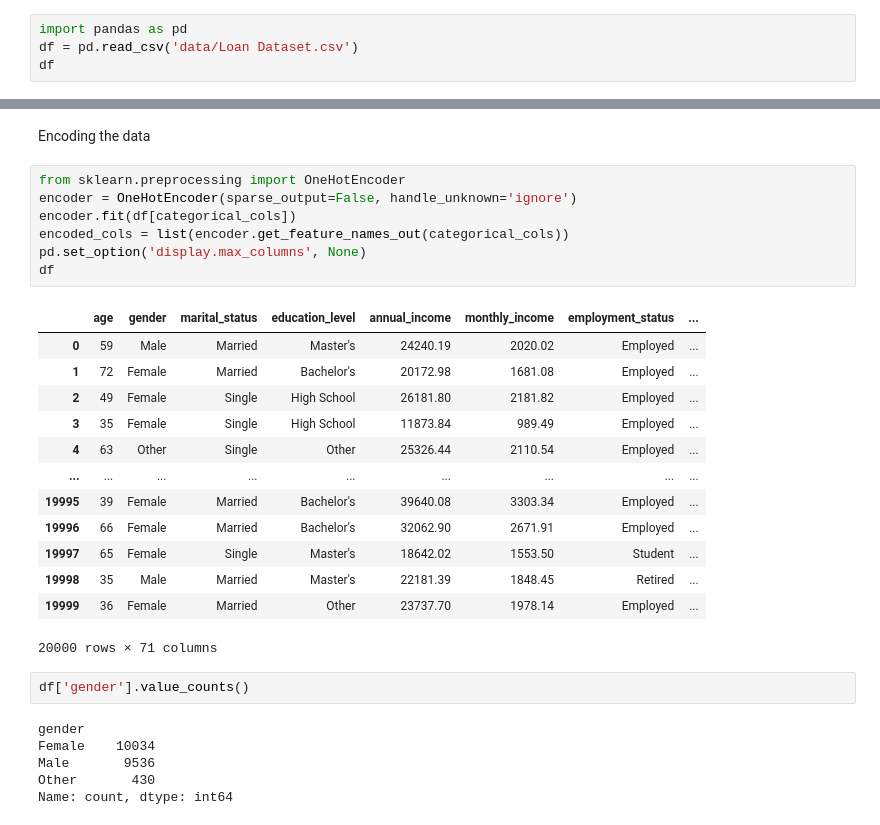
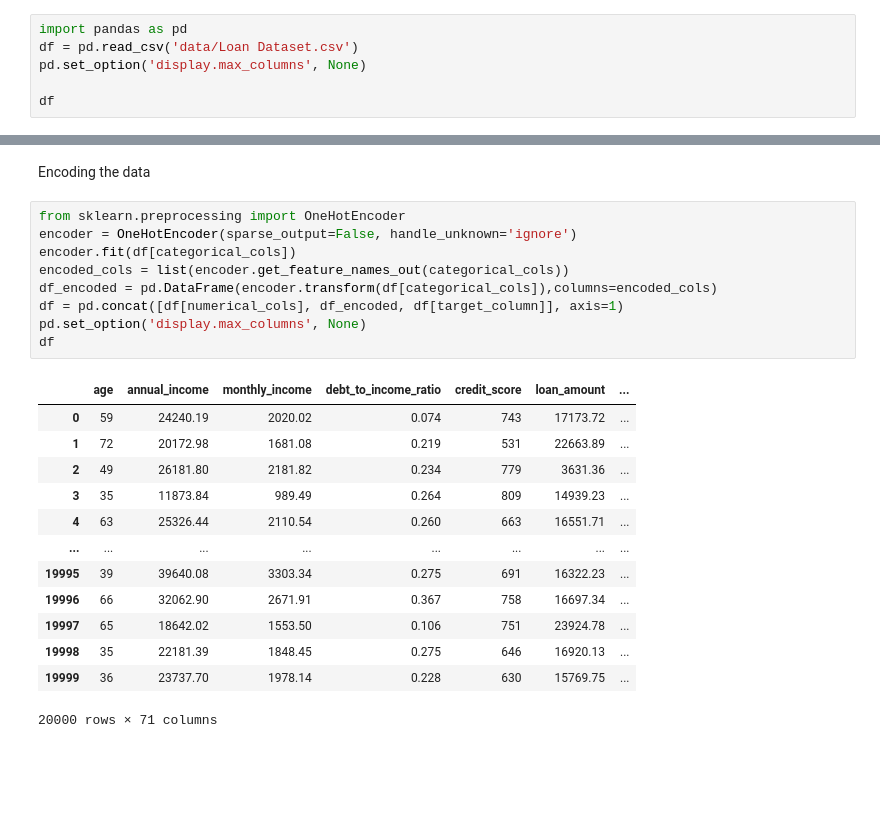
Before and after one commit to tahaftm/Machine-Learning-Projects, a Jupyter notebook: loan prediction.ipynb, the cells around one changed output, grey strips where cells are left out. Drawn from its saved outputs; the diff is of its cells as text; blank space fills up the shorter version.

Commit message:
Loan Project

```diff
--- a/loan prediction.ipynb
+++ b/loan prediction.ipynb
@@ -5,6 +5,8 @@
 # %%
 import pandas as pd
 df = pd.read_csv('data/Loan Dataset.csv')
+pd.set_option('display.max_columns', None)
+
 df
 # %% [output]
 |  | age | gender | marital_status | education_level | annual_income | monthly_income | employment_status | ... |
@@ -31,29 +33,23 @@ Encoding the data
 # %%
 from sklearn.preprocessing import OneHotEncoder
 encoder = OneHotEncoder(sparse_output=False, handle_unknown='ignore')
 encoder.fit(df[categorical_cols])
 encoded_cols = list(encoder.get_feature_names_out(categorical_cols))
+df_encoded = pd.DataFrame(encoder.transform(df[categorical_cols]),columns=encoded_cols)
+df = pd.concat([df[numerical_cols], df_encoded, df[target_column]], axis=1)
 pd.set_option('display.max_columns', None)
 df
 # %% [output]
-|  | age | gender | marital_status | education_level | annual_income | monthly_income | employment_status | ... |
-| 0 | 59 | Male | Married | Master's | 24240.19 | 2020.02 | Employed | ... |
-| 1 | 72 | Female | Married | Bachelor's | 20172.98 | 1681.08 | Employed | ... |
-| 2 | 49 | Female | Single | High School | 26181.80 | 2181.82 | Employed | ... |
-| 3 | 35 | Female | Single | High School | 11873.84 | 989.49 | Employed | ... |
-| 4 | 63 | Other | Single | Other | 25326.44 | 2110.54 | Employed | ... |
-| ... | ... | ... | ... | ... | ... | ... | ... | ... |
-| 19995 | 39 | Female | Married | Bachelor's | 39640.08 | 3303.34 | Employed | ... |
-| 19996 | 66 | Female | Married | Bachelor's | 32062.90 | 2671.91 | Employed | ... |
-| 19997 | 65 | Female | Single | Master's | 18642.02 | 1553.50 | Student | ... |
-| 19998 | 35 | Male | Married | Master's | 22181.39 | 1848.45 | Retired | ... |
-| 19999 | 36 | Female | Married | Other | 23737.70 | 1978.14 | Employed | ... |
+|  | age | annual_income | monthly_income | debt_to_income_ratio | credit_score | loan_amount | ... |
+| 0 | 59 | 24240.19 | 2020.02 | 0.074 | 743 | 17173.72 | ... |
+| 1 | 72 | 20172.98 | 1681.08 | 0.219 | 531 | 22663.89 | ... |
+| 2 | 49 | 26181.80 | 2181.82 | 0.234 | 779 | 3631.36 | ... |
+| 3 | 35 | 11873.84 | 989.49 | 0.264 | 809 | 14939.23 | ... |
+| 4 | 63 | 25326.44 | 2110.54 | 0.260 | 663 | 16551.71 | ... |
+| ... | ... | ... | ... | ... | ... | ... | ... |
+| 19995 | 39 | 39640.08 | 3303.34 | 0.275 | 691 | 16322.23 | ... |
+| 19996 | 66 | 32062.90 | 2671.91 | 0.367 | 758 | 16697.34 | ... |
+| 19997 | 65 | 18642.02 | 1553.50 | 0.106 | 751 | 23924.78 | ... |
+| 19998 | 35 | 22181.39 | 1848.45 | 0.275 | 646 | 16920.13 | ... |
+| 19999 | 36 | 23737.70 | 1978.14 | 0.228 | 630 | 15769.75 | ... |
 20000 rows × 71 columns
-# %%
-df['gender'].value_counts()
-# %% [output]
-gender
-Female    10034
-Male       9536
-Other       430
-Name: count, dtype: int64
```
Also changed, not shown: parts of 19 cells of this notebook.
